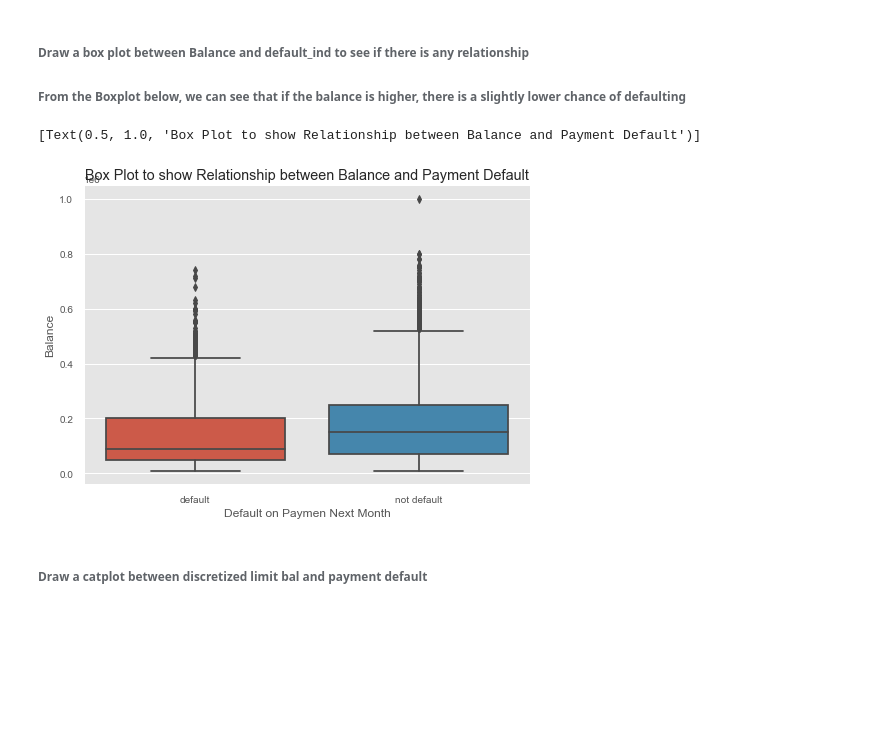
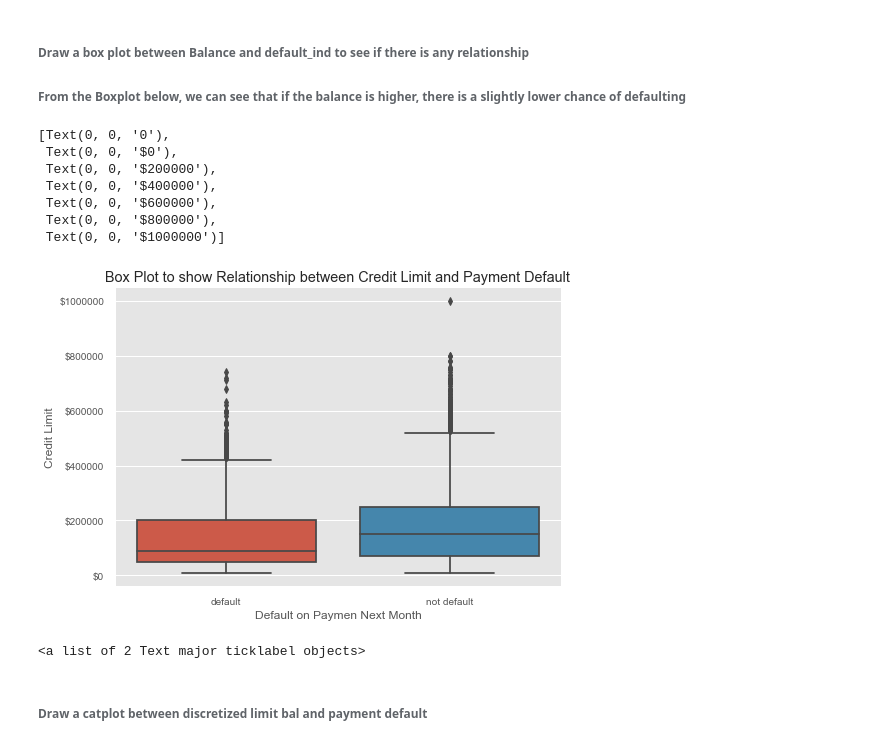
Before and after one commit to smithareddyp/Smitha_UTA_DA, a Jupyter notebook: C2_T2_Smitha.ipynb, the cells around one changed output. Drawn from its saved outputs; the diff is of its cells as text; code cells hidden in the pictures; blank space fills up the shorter version.

```diff
--- a/C2_T2_Smitha.ipynb
+++ b/C2_T2_Smitha.ipynb
@@ -142,3 +145,32 @@ memory usage: 5.9 MB
+# %%
+# discretize PAY_0 into 2 intervals and add as a new feature to dataframe. 0 - not default, 1 - default
+# note by default right = True, which means the right value (the upper limit) is included
+# this means in the bins below, 0 is included in -3 to 0, and 1 is included in 1 through 10
+# Note that these intervals are not equally spaced.
+credit = credit.assign(PAY_0_default = pd.cut(credit['PAY_0'],
+                                             bins = [-3, 0, 10] ,
+                                             labels = ['0', '1']
+                                            ))
+credit = credit.assign(PAY_2_default = pd.cut(credit['PAY_2'],
+                                             bins = [-3, 0, 10] ,
+                                             labels = ['0', '1']
+                                            ))
+credit = credit.assign(PAY_3_default = pd.cut(credit['PAY_3'],
+                                             bins = [-3, 0, 10] ,
+                                             labels = ['0', '1']
+                                            ))
+credit = credit.assign(PAY_4_default = pd.cut(credit['PAY_4'],
+                                             bins = [-3, 0, 10] ,
+                                             labels = ['0', '1']
+                                            ))
+credit = credit.assign(PAY_5_default = pd.cut(credit['PAY_5'],
+                                             bins = [-3, 0, 10] ,
+                                             labels = ['0', '1']
+                                            ))
+credit = credit.assign(PAY_6_default = pd.cut(credit['PAY_6'],
+                                             bins = [-3, 0, 10] ,
+                                             labels = ['0', '1']
+                                            ))
 # %%
 # ensure no nulls are present after discretization
 credit.isnull().any().sum()
@@ -236,11 +298,22 @@ fig.add_legend()
 ###### From the Boxplot below, we can see that if the balance is higher, there is a slightly lower chance of defaulting
 # %%
 fg = sns.boxplot(credit['default payment next month'], credit['LIMIT_BAL'])
-fg.set(xlabel = 'Default on Paymen Next Month', ylabel = 'Balance')
-fg.set (title = 'Box Plot to show Relationship between Balance and Payment Default')
+fg.set(xlabel = 'Default on Paymen Next Month', ylabel = 'Credit Limit')
+fg.set (title = 'Box Plot to show Relationship between Credit Limit and Payment Default')
+fg.yaxis.set_ticklabels([0, '$0', '$200000', '$400000', '$600000', '$800000', '$1000000'])
 # %% [output]
-[Text(0.5, 1.0, 'Box Plot to show Relationship between Balance and Payment Default')]
+[Text(0, 0, '0'),
+ Text(0, 0, '$0'),
+ Text(0, 0, '$200000'),
+ Text(0, 0, '$400000'),
+ Text(0, 0, '$600000'),
+ Text(0, 0, '$800000'),
+ Text(0, 0, '$1000000')]
-[figure, old version]
+[figure, new version]
+# %%
+print(fg.xaxis.get_ticklabels())
+# %% [output]
+<a list of 2 Text major ticklabel objects>
 # %% [markdown]
 ###### Draw a catplot between discretized limit bal and payment default
 # %%
```
Also changed, not shown: parts of 37 cells of this notebook.
